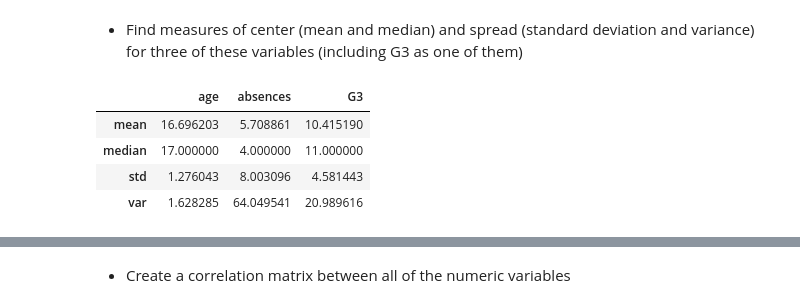
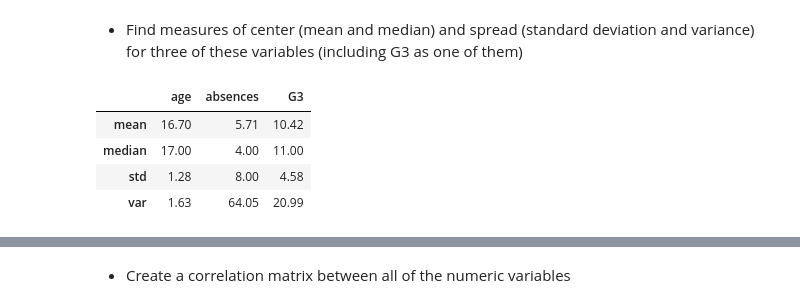
Before and after one commit to hzhoujoy/HW4_ST554, a Jupyter notebook: HW4_JoyZhou.ipynb, the cells around one changed output, grey strips where cells are left out. Drawn from its saved outputs; the diff is of its cells as text; code cells hidden in the pictures.

```diff
--- a/HW4_JoyZhou.ipynb
+++ b/HW4_JoyZhou.ipynb
@@ -73,10 +73,3 @@ Data columns (total 33 columns):
  32  G3          395 non-null    int64
 dtypes: category(5), int64(16), object(12)
 memory usage: 89.1+ KB
-# %%
-# create category version of the variables with renamed categories
-math_score["Pstatus"] = math_score["Pstatus"].astype("category")
-math_score["Pstatus"] = math_score["Pstatus"].cat.rename_categories({
-    "T": "Living Together",
-    "A": "Apart"})
-print(math_score.Pstatus.cat.categories)
@@ -300,11 +267,11 @@ The numeric variables are age, absences, and the three test grades variables (G1
 # %% [markdown]
 - Find measures of center (mean and median) and spread (standard deviation and variance) for three of these variables (including G3 as one of them)
 # %%
-#measures of center and spresd
-math_score[['age', 'absences', 'G3']].agg(['mean','median','std','var'])
+#Find measures of center and spresd for age, absence, and G3
+math_score[['age', 'absences', 'G3']].agg(['mean','median','std','var']).round(decimals = 2)
 # %% [output]
 |  | age | absences | G3 |
-| mean | 16.696203 | 5.708861 | 10.415190 |
-| median | 17.000000 | 4.000000 | 11.000000 |
-| std | 1.276043 | 8.003096 | 4.581443 |
-| var | 1.628285 | 64.049541 | 20.989616 |
+| mean | 16.70 | 5.71 | 10.42 |
+| median | 17.00 | 4.00 | 11.00 |
+| std | 1.28 | 8.00 | 4.58 |
+| var | 1.63 | 64.05 | 20.99 |
```
Also changed, not shown: parts of 40 cells of this notebook.
